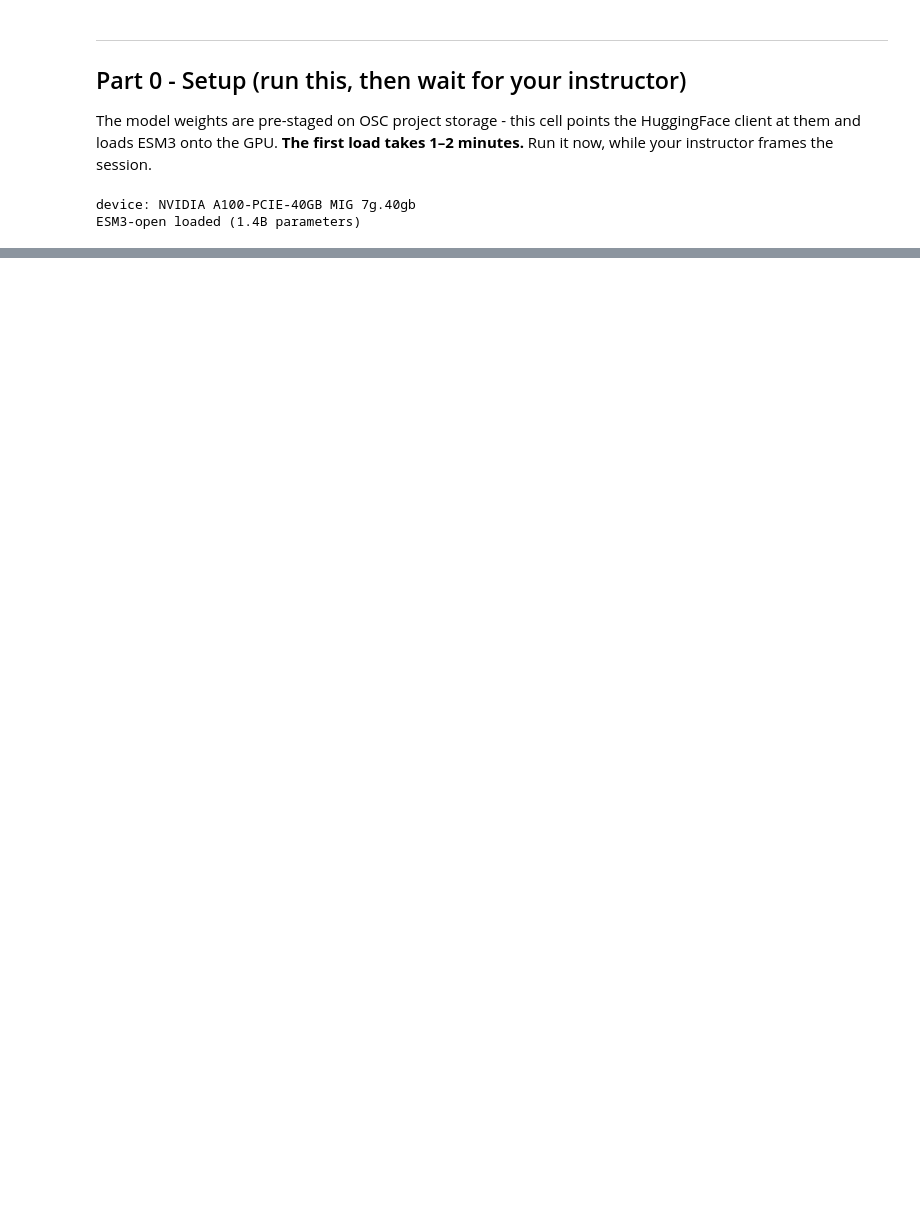
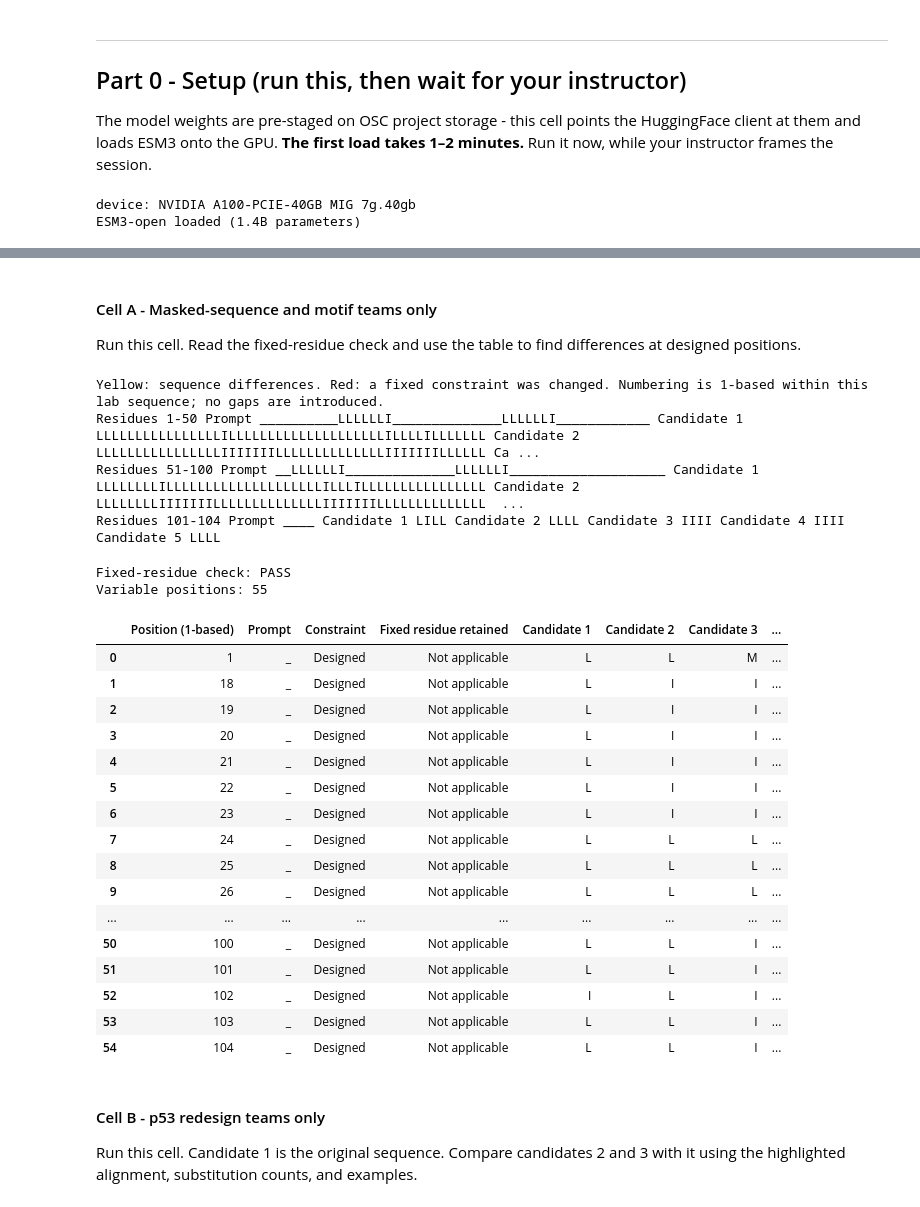
Before and after one commit to asathyanesan/bio462_complabs, a Jupyter notebook: lab2_protein_design/Lab2_Student.ipynb, the cells around one changed output, grey strips where cells are left out. Saved outputs shown, nothing was run; the diff lists cells and outputs as text; code cells hidden in the pictures; blank space fills up the shorter version.

```diff
--- a/lab2_protein_design/Lab2_Student.ipynb
+++ b/lab2_protein_design/Lab2_Student.ipynb
@@ -167,0 +283,36 @@ positions, or in the masked regions? (If they differ inside your *fixed* positio
+# %% [markdown]
+#### Cell A - Masked-sequence and motif teams only
+Run this cell. Read the fixed-residue check and use the table to find differences at designed positions.
+# %%
+if scaffold_type in ('masked_sequence', 'motif_pdb'):
+    from sequence_comparison import compare_sequences
+    comparison_table = compare_sequences(candidates, prompt.sequence, fixed_constraints=True)
+else:
+    print('This cell is for masked-sequence and motif teams. Run Cell B for p53 redesign.')
+# %% [output]
+Yellow: sequence differences. Red: a fixed constraint was changed. Numbering is 1-based within this lab sequence; no gaps are introduced.
+Residues 1-50 Prompt __________LLLLLLI______________LLLLLLI____________ Candidate 1 LLLLLLLLLLLLLLLLILLLLLLLLLLLLLLLLLLLLILLLLILLLLLLL Candidate 2 LLLLLLLLLLLLLLLLIIIIIIILLLLLLLLLLLLLLIIIIIIILLLLLL Ca ...
+Residues 51-100 Prompt __LLLLLLI______________LLLLLLI____________________ Candidate 1 LLLLLLLLILLLLLLLLLLLLLLLLLLLLILLLILLLLLLLLLLLLLLLL Candidate 2 LLLLLLLLIIIIIIILLLLLLLLLLLLLLIIIIIIILLLLLLLLLLLLLL  ...
+Residues 101-104 Prompt ____ Candidate 1 LILL Candidate 2 LLLL Candidate 3 IIII Candidate 4 IIII Candidate 5 LLLL
+Fixed-residue check: PASS
+Variable positions: 55
+|  | Position (1-based) | Prompt | Constraint | Fixed residue retained | Candidate 1 | Candidate 2 | Candidate 3 | ... |
+| 0 | 1 | _ | Designed | Not applicable | L | L | M | ... |
+| 1 | 18 | _ | Designed | Not applicable | L | I | I | ... |
+| 2 | 19 | _ | Designed | Not applicable | L | I | I | ... |
+| 3 | 20 | _ | Designed | Not applicable | L | I | I | ... |
+| 4 | 21 | _ | Designed | Not applicable | L | I | I | ... |
+| 5 | 22 | _ | Designed | Not applicable | L | I | I | ... |
+| 6 | 23 | _ | Designed | Not applicable | L | I | I | ... |
+| 7 | 24 | _ | Designed | Not applicable | L | L | L | ... |
+| 8 | 25 | _ | Designed | Not applicable | L | L | L | ... |
+| 9 | 26 | _ | Designed | Not applicable | L | L | L | ... |
+| ... | ... | ... | ... | ... | ... | ... | ... | ... |
+| 50 | 100 | _ | Designed | Not applicable | L | L | I | ... |
+| 51 | 101 | _ | Designed | Not applicable | L | L | I | ... |
+| 52 | 102 | _ | Designed | Not applicable | I | L | I | ... |
+| 53 | 103 | _ | Designed | Not applicable | L | L | I | ... |
+| 54 | 104 | _ | Designed | Not applicable | L | L | I | ... |
+# %% [markdown]
+#### Cell B - p53 redesign teams only
+Run this cell. Candidate 1 is the original sequence. Compare candidates 2 and 3 with it using the highlighted alignment, substitution counts, and examples.
```
Also changed, not shown: parts of 20 cells of this notebook, 6 other files.
